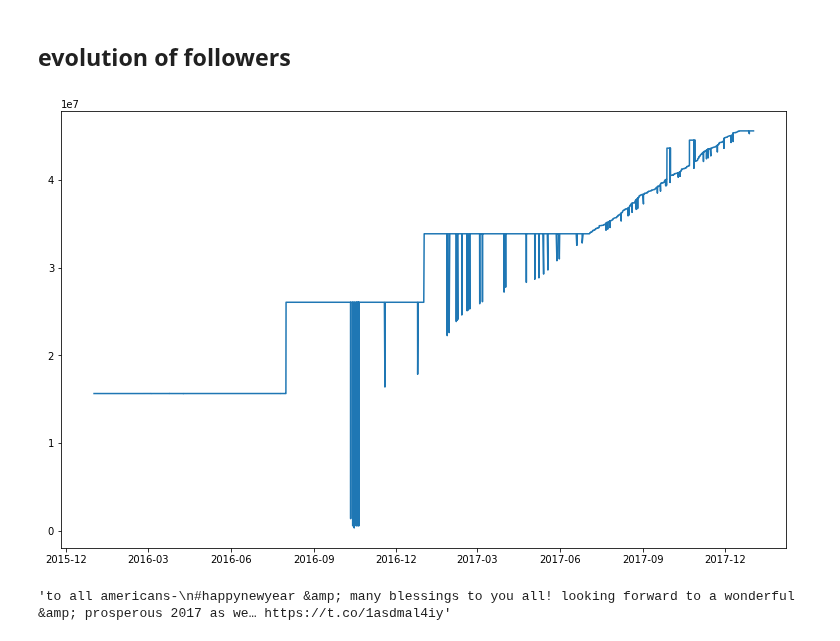
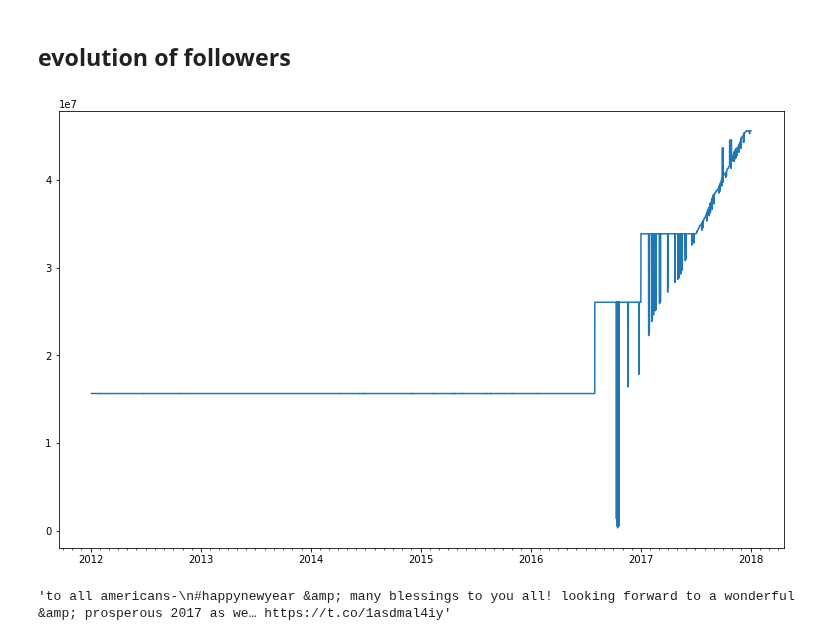
Before and after one commit to laurentperrinet/bayesianchangepoint, a Jupyter notebook: notebooks/test_experimental_data-tweets.ipynb, the cells around one changed output. Drawn from its saved outputs; the diff is of its cells as text; code cells hidden in the pictures.

```diff
--- a/notebooks/test_experimental_data-tweets.ipynb
+++ b/notebooks/test_experimental_data-tweets.ipynb
@@ -163,11 +178,15 @@ We will be using https://matplotlib.org/examples/api/date_demo.html
 # %%
 followers = np.array([data[i]['user']['followers_count'] for i in range(n_tweets)])
 
 fig_width = 13
 fig, ax = plt.subplots(figsize=(fig_width, fig_width/1.6180))
-ax.plot(datetimes[ind_tweets], followers[ind_tweets]);
+ax.plot(datetimes[ind_tweets], followers[ind_tweets])
+ax.xaxis.set_major_locator(years)
+ax.xaxis.set_major_formatter(yearsFmt)
+ax.xaxis.set_minor_locator(months)
+ax.format_xdata = mdates.DateFormatter('%Y-%m-%d');
 # %% [output]
-[figure, old version]
+[figure, new version]
 # %%
 i= 42
 data_texts = []
```
Also changed, not shown: parts of 23 cells of this notebook.
